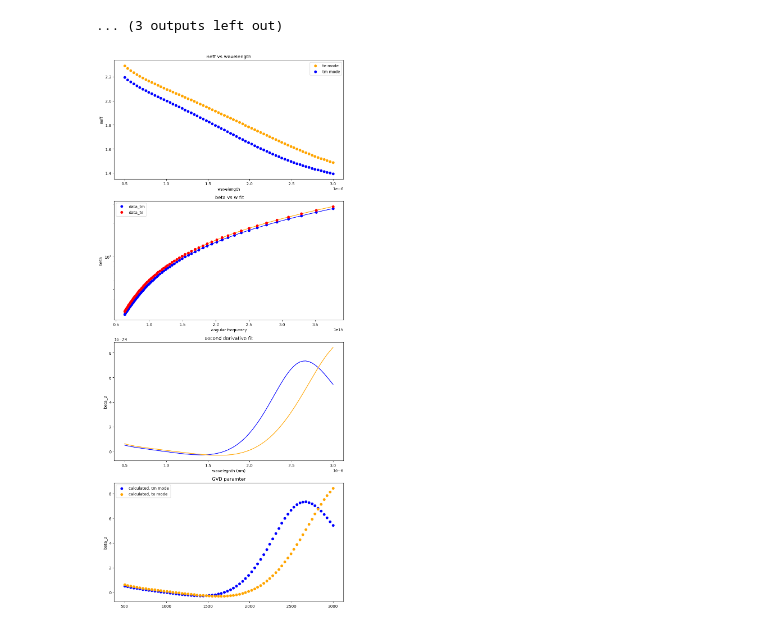
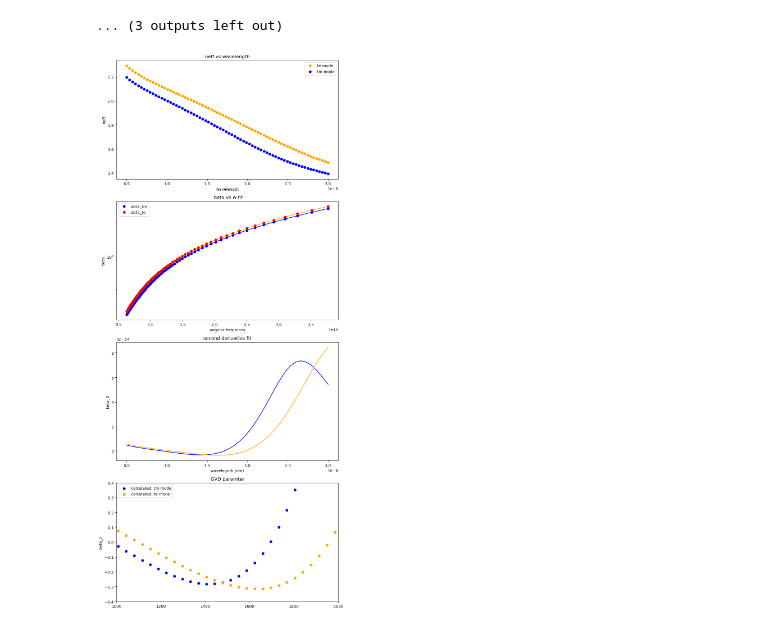
Before and after one commit to elizaleung830/SC-generation-stimulation, a Jupyter notebook: SCG_Stimulation/Simulation/0.6um/GVD.ipynb, the cells around one changed output. Drawn from its saved outputs; the diff is of its cells as text; code cells hidden in the pictures.

```diff
--- a/SCG_Stimulation/Simulation/0.6um/GVD.ipynb
+++ b/SCG_Stimulation/Simulation/0.6um/GVD.ipynb
@@ -142,7 +142,7 @@ from SCG_Stimulation.Simulation.refractive_index import n_SiO2,n_LNOI,n_Air
 from scipy.interpolate import UnivariateSpline
 from scipy.constants import speed_of_light as c
 import pandas as pd
-
+top_width = 0.6
 data_tm = np.load(f"data_w_{top_width}_e.npz")
 data_te = np.load(f"data_w_{top_width}_o.npz")
 neff_list_tm = np.array(np.real(data_tm['neff_list_tm']))
@@ -182,31 +182,33 @@ axs[1].set_title(" beta vs w fit")
 axs[1].semilogy(x_range,y_spl_tm(x_range), color="b")
 axs[1].semilogy(x_range,y_spl_te(x_range), color="orange")
 axs[1].semilogy(angular_freq(wls),beta_tm,'bo',label = 'data_tm')
 axs[1].semilogy(angular_freq(wls),beta_te,'ro',label = 'data_te')
 axs[1].legend()
 
 #-----------beta_2 plot-----------------
 y_spl_2d_tm = y_spl_tm.derivative(n=2)
 y_spl_2d_te = y_spl_te.derivative(n=2)
 axs[2].set_xlabel("wavelegnth (nm)")
 axs[2].set_ylabel("beta_2")
 axs[2].set_title("second derivative fit")
 
 axs[2].plot(w_range,y_spl_2d_tm(x_range) , color="blue")
 axs[2].plot(w_range,y_spl_2d_te(x_range) , color="orange")
 
 #-----------beta_2 plot---------------------------
 beta_2_tm = y_spl_2d_tm(angular_freq(wls)) * 1e24
 beta_2_te = y_spl_2d_te(angular_freq(wls)) * 1e24
 
 axs[3].scatter(wls * 1e9, beta_2_tm, label = "calculated, tm mode", c="blue")
 axs[3].scatter(wls * 1e9, beta_2_te, label = "calculated, te mode", c="orange")
 
 axs[3].set_ylabel("beta_2")
 axs[3].set_title("GVD paramter")
 axs[3].legend()
+axs[3].set_xlim(1000,2000)
+axs[3].set_ylim(-0.4,0.4)
 
 plt.tight_layout()
 plt.show()
 # %% [output]
-[figure, old version]
+[figure, new version]
```
Also changed, not shown: 50 other files.
